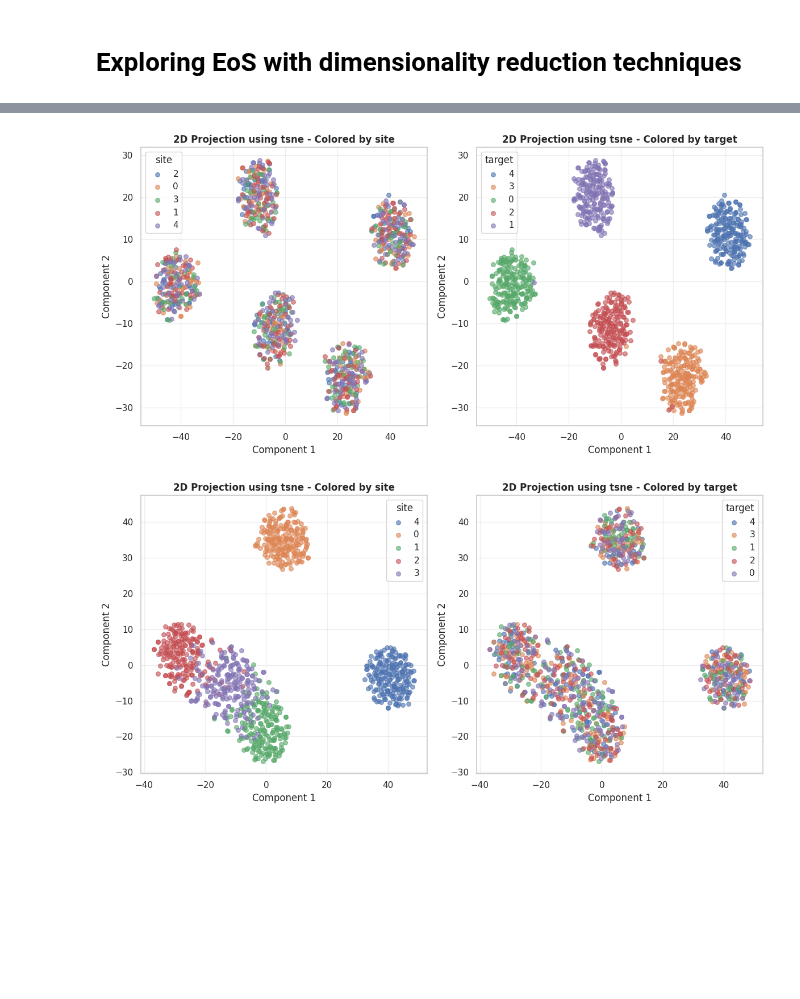
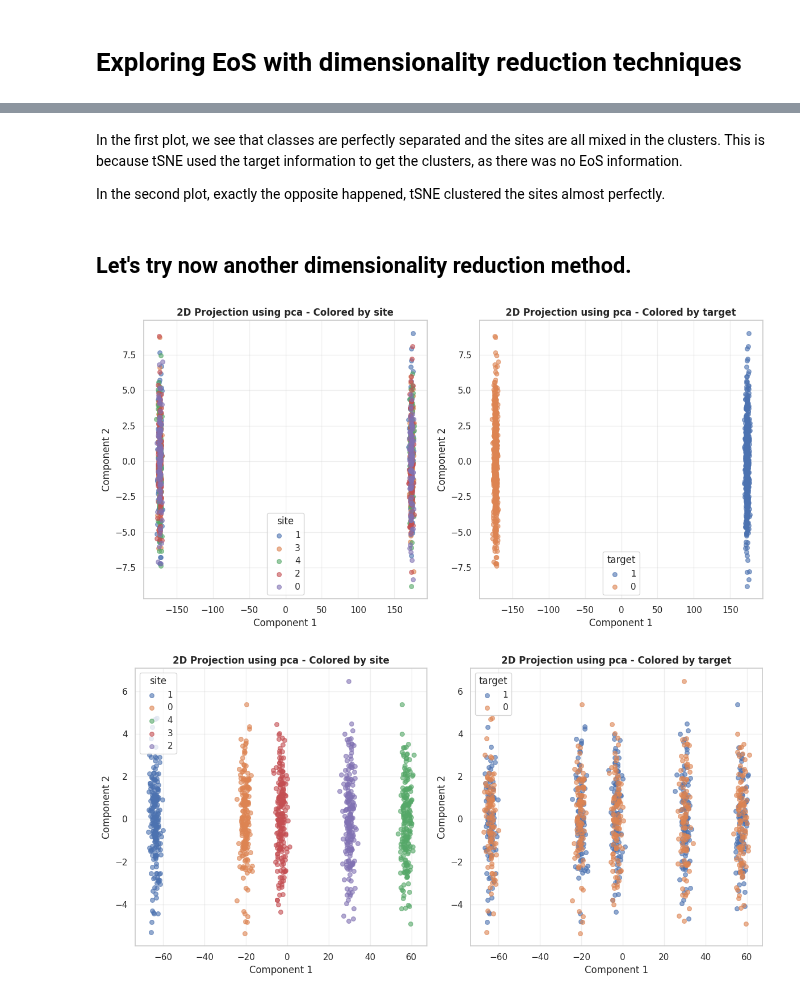
Before and after one commit to N-Nieto/UniHarmony, a Jupyter notebook: examples/01-basic-examples/04-Explore_EoS_with_dimensionality_reduction.ipynb, the cells around one changed output, grey strips where cells are left out. Cells and saved outputs as stored; diff of their text form; code cells hidden in the pictures; blank space fills up the shorter version.

```diff
--- a/examples/01-basic-examples/04-Explore_EoS_with_dimensionality_reduction.ipynb
+++ b/examples/01-basic-examples/04-Explore_EoS_with_dimensionality_reduction.ipynb
@@ -30,10 +29,18 @@ plt.show()
+# %% [markdown]
+In the first plot, we see that classes are perfectly separated and the sites are all mixed in the clusters.
+This is because tSNE used the target information to get the clusters, as there was no EoS information.
+
+In the second plot, exactly the opposite happened, tSNE clustered the sites almost perfectly.
+# %% [markdown]
+## Let's try now another dimensionality reduction method.
 # %%
-X, y, sites = make_multisite_classification(n_classes=5, n_sites=5, signal_strength=10, site_effect_strength=0)
-plot_2d_projection(X, sites, y, method="tsne")
+X, y, sites = make_multisite_classification(n_classes=2, n_sites=5, n_features=1200, signal_strength=10, site_effect_strength=0)
+plot_2d_projection(X, sites, y, method="pca")
 
-X, y, sites = make_multisite_classification(n_classes=5, n_sites=5, signal_strength=0, site_effect_strength=10, random_state=23)
-plot_2d_projection(X, sites, y, method="tsne")
+
+X, y, sites = make_multisite_classification(n_classes=2, n_sites=5, n_features=120, signal_strength=0, site_effect_strength=10)
+fig, axes = plot_2d_projection(X, sites, y, method="pca")
 plt.show()
 # %% [output]
-[figure, old version]
+[figure, new version]
-[figure, old version]
+[figure, new version]
```
Also changed, not shown: parts of 5 cells of this notebook, 25 other files.
